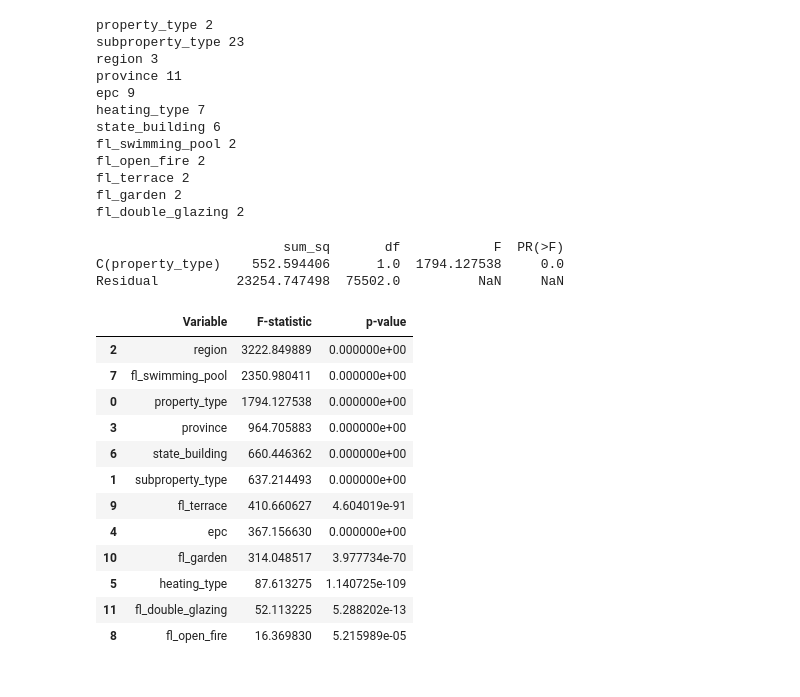
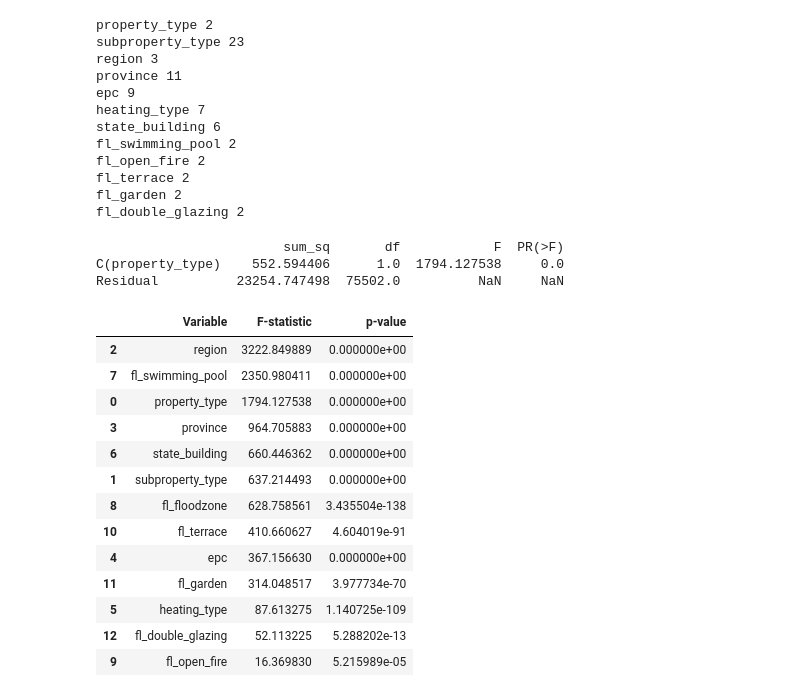
Before and after one commit to Lalovan/Real-estate-price-prediction-Data-analysis, a Jupyter notebook: Anna/04_correlation_analysis.ipynb, the cells around one changed output. Cells and saved outputs as stored; diff of their text form; code cells hidden in the pictures.

```diff
--- a/Anna/04_correlation_analysis.ipynb
+++ b/Anna/04_correlation_analysis.ipynb
@@ -79,7 +79,7 @@ Large p (≥0.05) -> not significant; could be noise
 
 from scipy.stats import pearsonr
 
-num_cols = ['price_log', 'total_area_sqm_log', 'surface_land_sqm_log', 'terrace_sqm_log','garden_sqm_log', 'nbr_bedrooms', 'construction_year', 'primary_energy_consumption_sqm', 'cadastral_income']
+num_cols = ['price_log', 'total_area_sqm_log', 'surface_land_sqm_log', 'terrace_sqm_log','garden_sqm_log', 'nbr_bedrooms', 'construction_year', 'primary_energy_consumption_sqm', 'cadastral_income','latitude', 'longitude', 'nbr_frontages']
 
 rows = []
 
@@ -157,6 +157,7 @@ fl_double_glazing 2
 # F-statistic and p-value indicate whether the categorical variables have significant effects on price
 # F- statistic: Measures how large the price differences are between categories relative to within-category variation (higher F -> stronger signal -> the variable kilely affects price).
 # p-value: probability these differences happened by chance
+# Notes: locality is left out due to granularity; zip_code better used only for clustering and mapping
 
 
 import statsmodels.api as sm
@@ -168,9 +169,8 @@ anova_table = sm.stats.anova_lm(model, typ=2)
 print(anova_table)
 
 # Iterating over all categorical variables
-cat_vars = ['property_type', 'subproperty_type', 'region', 'province', 'epc', 'heating_type', 'state_building','fl_swimming_pool',
-    'fl_open_fire', 'fl_terrace', 'fl_garden', 'fl_double_glazing']
-#'fl_swimming_pool'
+cat_vars = ['property_type', 'subproperty_type', 'region', 'province','epc', 'heating_type', 'state_building','fl_swimming_pool','fl_floodzone',
+    'fl_open_fire', 'fl_terrace', 'fl_garden', 'fl_double_glazing'] #'fl_furnished',
 anova_results = []
 
 for var in cat_vars:
@@ -181,38 +181,40 @@ for var in cat_vars:
     anova_results.append({'Variable': var, 'F-statistic': F, 'p-value': p})
 
 anova_df = pd.DataFrame(anova_results)
 anova_df = anova_df.sort_values(by='F-statistic', ascending=False)
 display(anova_df)
 
 #Interpretation of Results:
 # - Prices differ massively across Belgium’s regions - top predictor
 # - Swimming pool in place - top predictor
 # - Houses vs apartments have big price differences - storng predictor
 # - Provincial differences in prices are large - strong predictor
 # - State of building (good/renovated/to renovate) heavily impacts price - strong predictor
 # - Subproperty type - important predictor
+# - [NOT stat significant] Floodzone - important predictor
 # - [NOT stat significant] Whether a terrace exists significantly impacts price - strong predictor
 # - Energy efficiency (epc) has medium-strong influence - medium-strong predictor
 # - [NOT stat significant] Garden - medium predictor
 # - [NOT stat significant] Heating type - weak-medium predictor
 # - [NOT stat significant] Double glazing - weak predictor
 # - [NOT stat significant] Open fire - very weak predictor
 # %% [output]
                         sum_sq       df            F  PR(>F)
 C(property_type)    552.594406      1.0  1794.127538     0.0
 Residual          23254.747498  75502.0          NaN     NaN
 |  | Variable | F-statistic | p-value |
 | 2 | region | 3222.849889 | 0.000000e+00 |
 | 7 | fl_swimming_pool | 2350.980411 | 0.000000e+00 |
 | 0 | property_type | 1794.127538 | 0.000000e+00 |
 | 3 | province | 964.705883 | 0.000000e+00 |
 | 6 | state_building | 660.446362 | 0.000000e+00 |
 | 1 | subproperty_type | 637.214493 | 0.000000e+00 |
-| 9 | fl_terrace | 410.660627 | 4.604019e-91 |
+| 8 | fl_floodzone | 628.758561 | 3.435504e-138 |
+| 10 | fl_terrace | 410.660627 | 4.604019e-91 |
 | 4 | epc | 367.156630 | 0.000000e+00 |
-| 10 | fl_garden | 314.048517 | 3.977734e-70 |
+| 11 | fl_garden | 314.048517 | 3.977734e-70 |
 | 5 | heating_type | 87.613275 | 1.140725e-109 |
-| 11 | fl_double_glazing | 52.113225 | 5.288202e-13 |
-| 8 | fl_open_fire | 16.369830 | 5.215989e-05 |
+| 12 | fl_double_glazing | 52.113225 | 5.288202e-13 |
+| 9 | fl_open_fire | 16.369830 | 5.215989e-05 |
 # %%
 # Inter-correlations: Categorical and categorical - Chi square test
```
